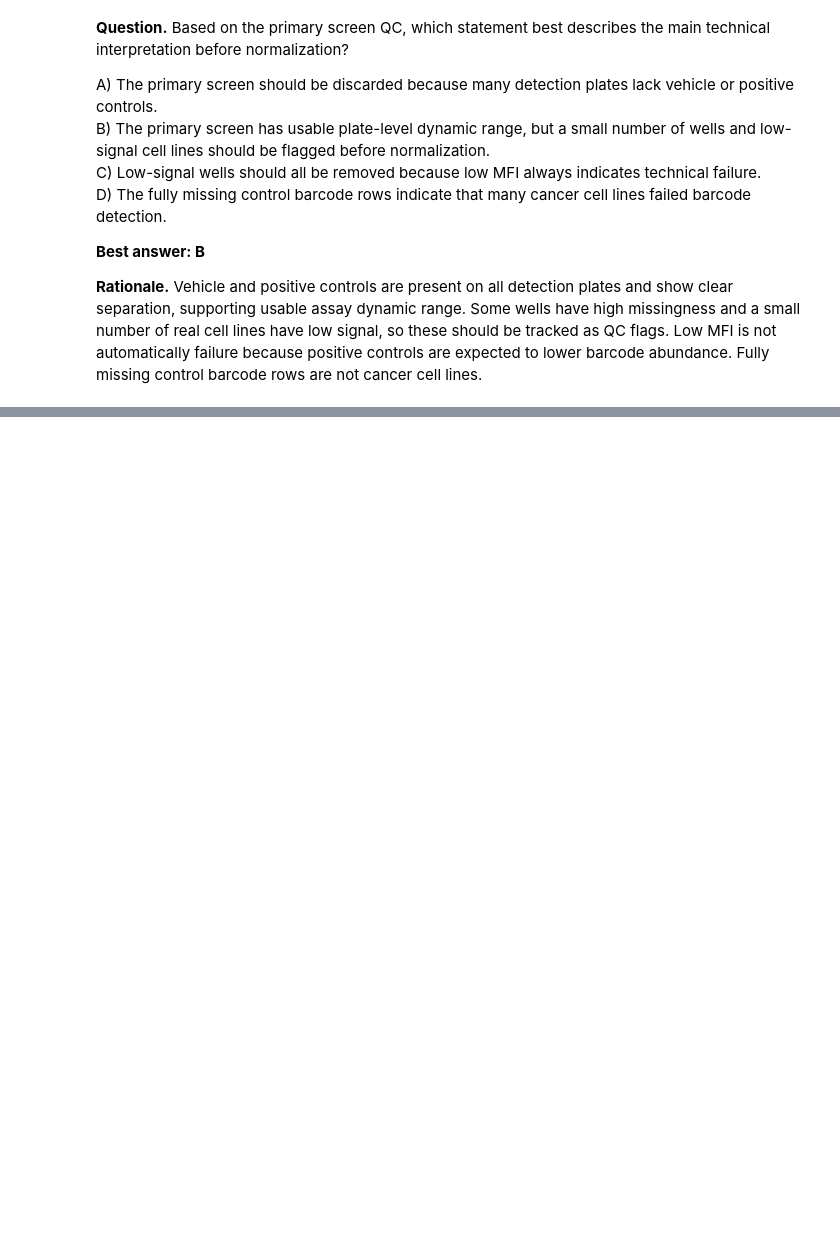
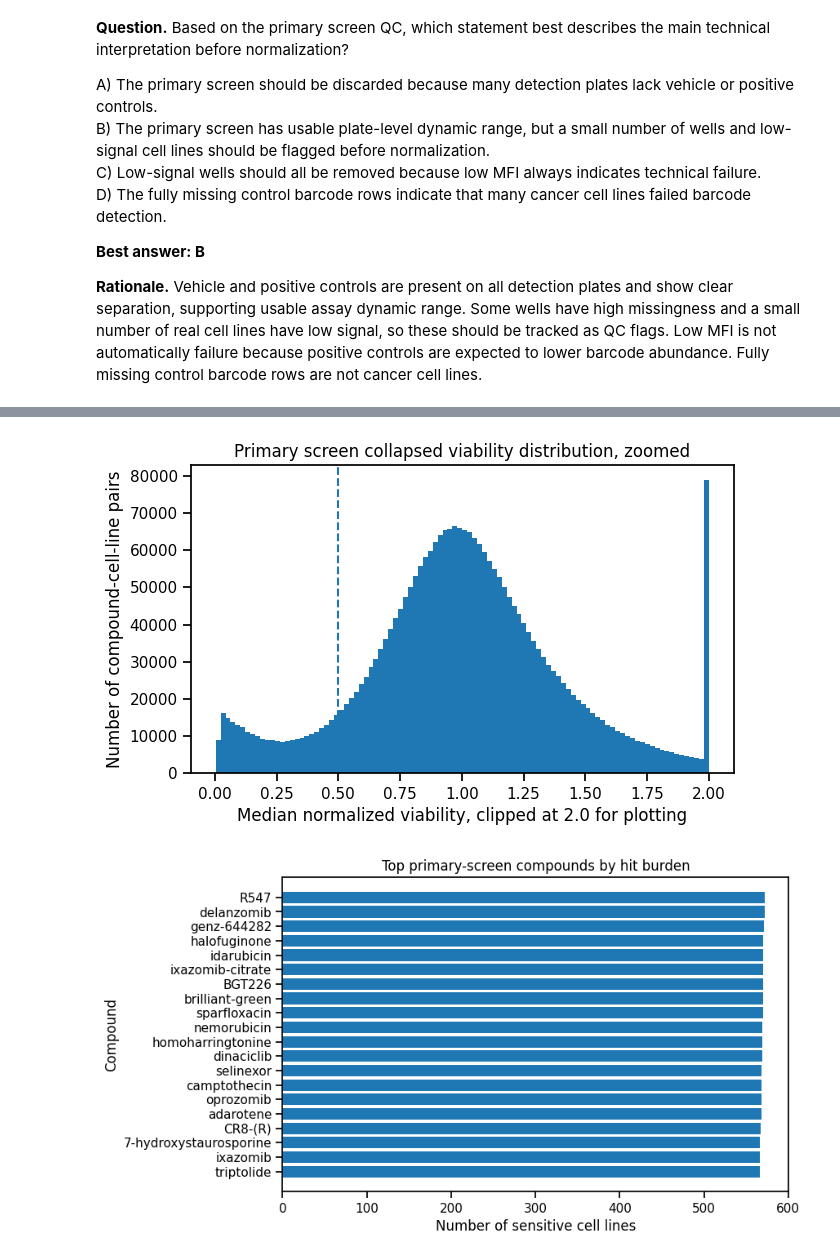
Before and after one commit to shashankshrishrimal-source/Code-for-assignment, a Jupyter notebook: notebooks/prism_repurposing_analysis.ipynb, the cells around one changed output, grey strips where cells are left out. Cells and saved outputs as stored; diff of their text form; code cells hidden in the pictures; blank space fills up the shorter version.

```diff
--- a/notebooks/prism_repurposing_analysis.ipynb
+++ b/notebooks/prism_repurposing_analysis.ipynb
@@ -1694,0 +2734,45 @@ D) The fully missing control barcode rows indicate that many cancer cell lines f
+# %%
+# Improved visual validation plots for primary hit calls
+
+import matplotlib.pyplot as plt
+
+# Zoomed distribution of collapsed median viability
+plt.figure(figsize=(7, 4))
+plt.hist(
+    primary_collapsed["median_viability"].dropna().clip(upper=2.0),
+    bins=100
+)
+plt.axvline(PRIMARY_HIT_MEDIAN_VIABILITY_THRESHOLD, linestyle="--")
+plt.xlabel("Median normalized viability, clipped at 2.0 for plotting")
+plt.ylabel("Number of compound-cell-line pairs")
+plt.title("Primary screen collapsed viability distribution, zoomed")
+plt.show()
+
+# Top compounds by number of sensitive cell lines
+top_compounds = compound_hit_summary.head(20).copy()
+
+plt.figure(figsize=(8, 5))
+plt.barh(
+    top_compounds["name"].fillna(top_compounds["broad_id"]),
+    top_compounds["n_sensitive_cell_lines"]
+)
+plt.gca().invert_yaxis()
+plt.xlabel("Number of sensitive cell lines")
+plt.ylabel("Compound")
+plt.title("Top primary-screen compounds by hit burden")
+plt.show()
+
+# Broad cytotoxicity warning plot
+plt.figure(figsize=(7, 4))
+plt.hist(
+    compound_hit_summary["fraction_sensitive_cell_lines"].dropna(),
+    bins=50
+)
+plt.axvline(0.80, linestyle="--")
+plt.xlabel("Fraction of tested cell lines called sensitive")
+plt.ylabel("Number of compounds")
+plt.title("Compound hit breadth across cell lines")
+plt.show()
+# %% [output]
+[figure, added]
+[figure, added]
```
Also changed, not shown: parts of 32 cells of this notebook.
